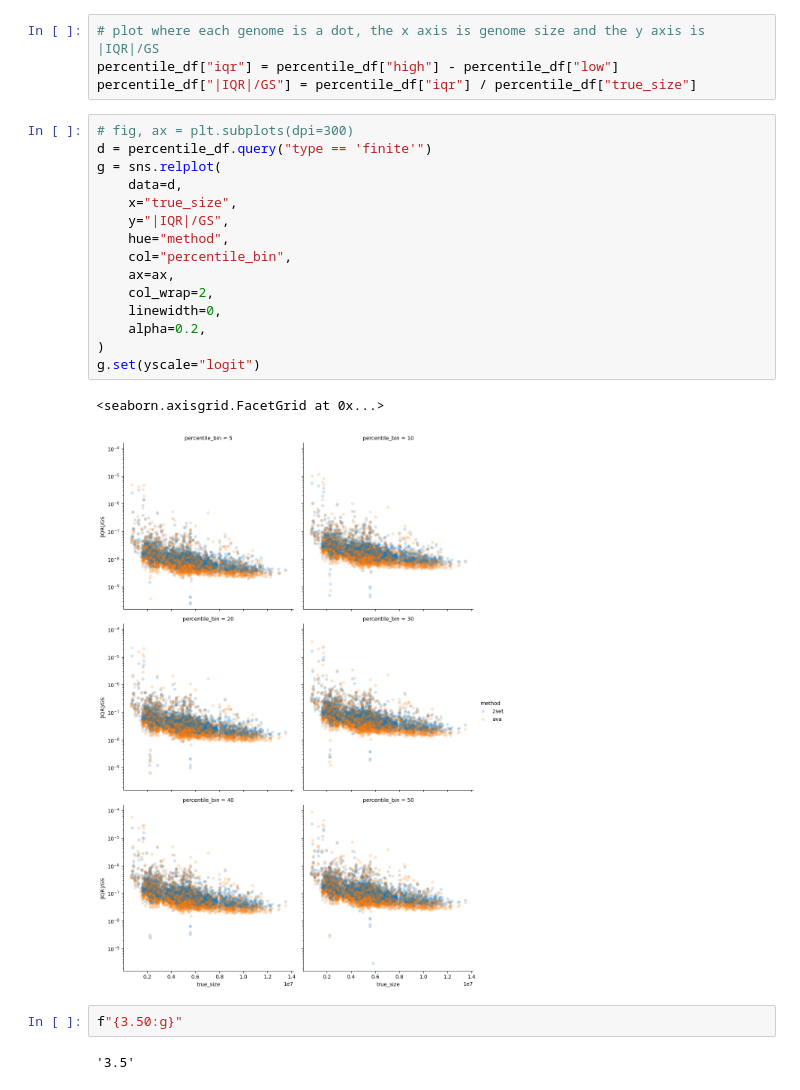
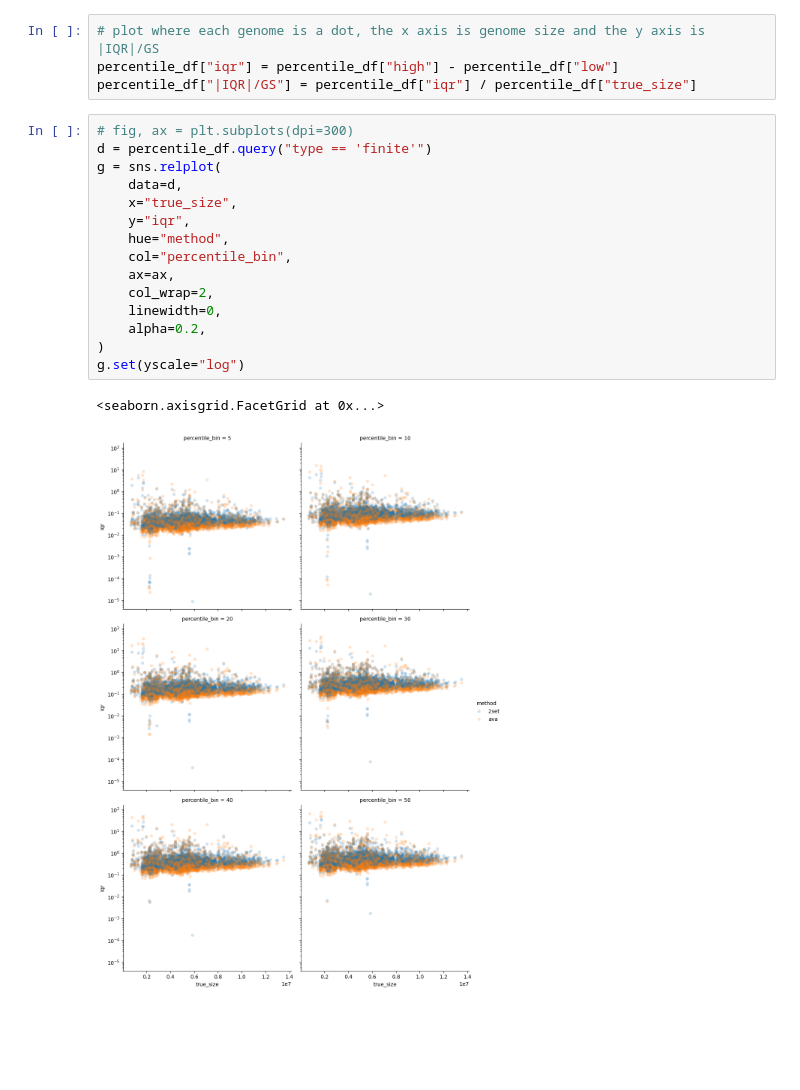
Before and after one commit to mbhall88/lrge, a Jupyter notebook: paper/notebooks/per_read_estimates.ipynb, the cells around one changed output. Cells and saved outputs as stored; diff of their text form; blank space fills up the shorter version.

```diff
--- a/paper/notebooks/per_read_estimates.ipynb
+++ b/paper/notebooks/per_read_estimates.ipynb
@@ -181,22 +181,18 @@ percentile_df["|IQR|/GS"] = percentile_df["iqr"] / percentile_df["true_size"]
 # %%
 # fig, ax = plt.subplots(dpi=300)
 d = percentile_df.query("type == 'finite'")
 g = sns.relplot(
     data=d,
     x="true_size",
-    y="|IQR|/GS",
+    y="iqr",
     hue="method",
     col="percentile_bin",
     ax=ax,
     col_wrap=2,
     linewidth=0,
     alpha=0.2,
 )
-g.set(yscale="logit")
+g.set(yscale="log")
 # %% [output]
 <seaborn.axisgrid.FacetGrid at 0x...>
-[figure, old version]
+[figure, new version]
-# %%
-f"{3.50:g}"
-# %% [output]
-'3.5'
```
Also changed, not shown: parts of 4 cells of this notebook.
